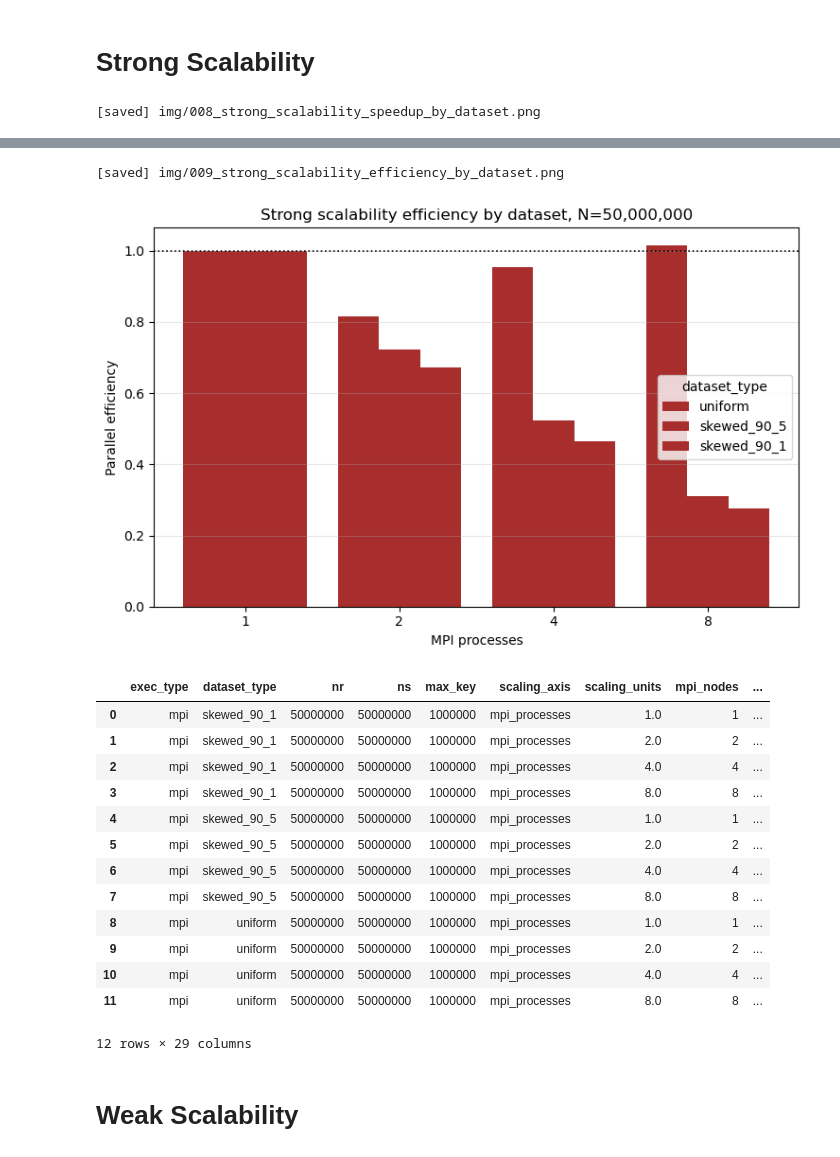
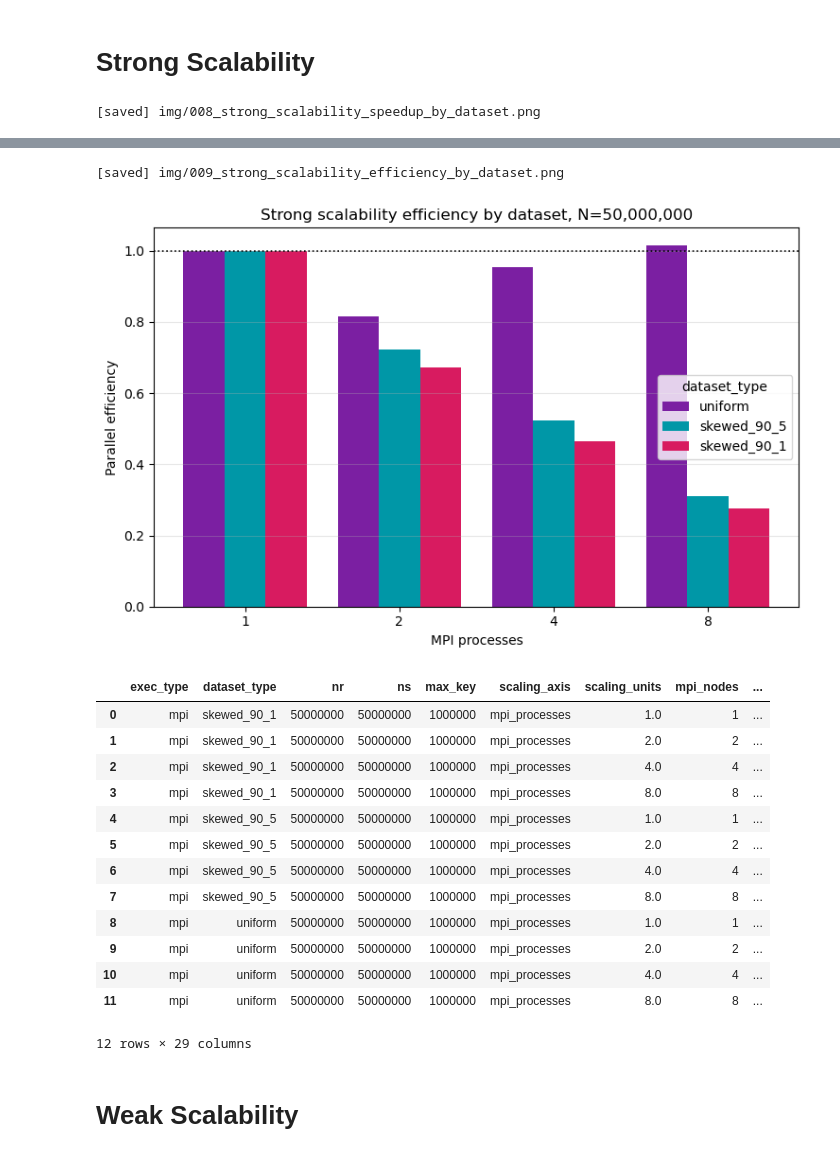
Before and after one commit to GianlucaPanzani/Optimization-of-Partitioned-Hash-Join-with-Duplicates-part_4, a Jupyter notebook: src/statistics.ipynb, the cells around one changed output, grey strips where cells are left out. Saved outputs shown, nothing was run; the diff lists cells and outputs as text; code cells hidden in the pictures.

```diff
--- a/src/statistics.ipynb
+++ b/src/statistics.ipynb
@@ -128,6 +128,15 @@ def exec_type_color(exec_type):
     return color_map.get(normalized, EXEC_TYPE_COLORS.get(normalized, None))
 
 DATASET_TYPE_ORDER = ["uniform", "skewed_90_5", "skewed_90_1"]
+SCALING_DATASET_TYPE_COLORS = {
+    "uniform": "#7B1FA2",      # Material Purple 700
+    "skewed_90_5": "#0097A7",  # Material Cyan 700
+    "skewed_90_1": "#D81B60",  # Material Pink 600
+}
+
+
+def scaling_dataset_type_color(dataset_type):
+    return SCALING_DATASET_TYPE_COLORS.get(dataset_type, "#607D8B")
 
 
 def apply_tone(base_color, tone_strength):
@@ -871,7 +880,6 @@ strong_scale_df = strong_scale_df.sort_values(sort_cols).reset_index(drop=True)
 
 dataset_order = [name for name in DATASET_TYPE_ORDER if name in set(strong_scale_df["dataset_type"])]
 dataset_order += [name for name in ordered_values(strong_scale_df["dataset_type"]) if name not in dataset_order]
-exec_type_for_color = strong_scale_df["exec_type"].dropna().iloc[0] if "exec_type" in strong_scale_df.columns and strong_scale_df["exec_type"].notna().any() else "mpi"
 unit_values = ordered_values(strong_scale_df[strong_units_col], preferred=[1, 2, 4, 8, 16, 32, 64])
 unit_positions = np.arange(len(unit_values))
 unit_labels = [str(int(t)) for t in unit_values]
@@ -895,7 +903,7 @@ for metric_col, ylabel, title, filename in [
             heights,
             width=bar_width,
             label=dataset_type,
-            color=exec_type_color(exec_type_for_color),
+            color=scaling_dataset_type_color(dataset_type),
         )
     ax.axhline(1.0, color="black", linestyle=":", linewidth=1.2)
     ax.set_xticks(unit_positions)
@@ -918,5 +926,5 @@ display(strong_scale_df.reset_index(drop=True))
 [saved] img/009_strong_scalability_efficiency_by_dataset.png
-[figure, old version]
+[figure, new version]
 |  | exec_type | dataset_type | nr | ns | max_key | scaling_axis | scaling_units | mpi_nodes | ... |
 | 0 | mpi | skewed_90_1 | 50000000 | 50000000 | 1000000 | mpi_processes | 1.0 | 1 | ... |
 | 1 | mpi | skewed_90_1 | 50000000 | 50000000 | 1000000 | mpi_processes | 2.0 | 2 | ... |
```
Also changed, not shown: parts of 2 cells of this notebook, 8 other files.
